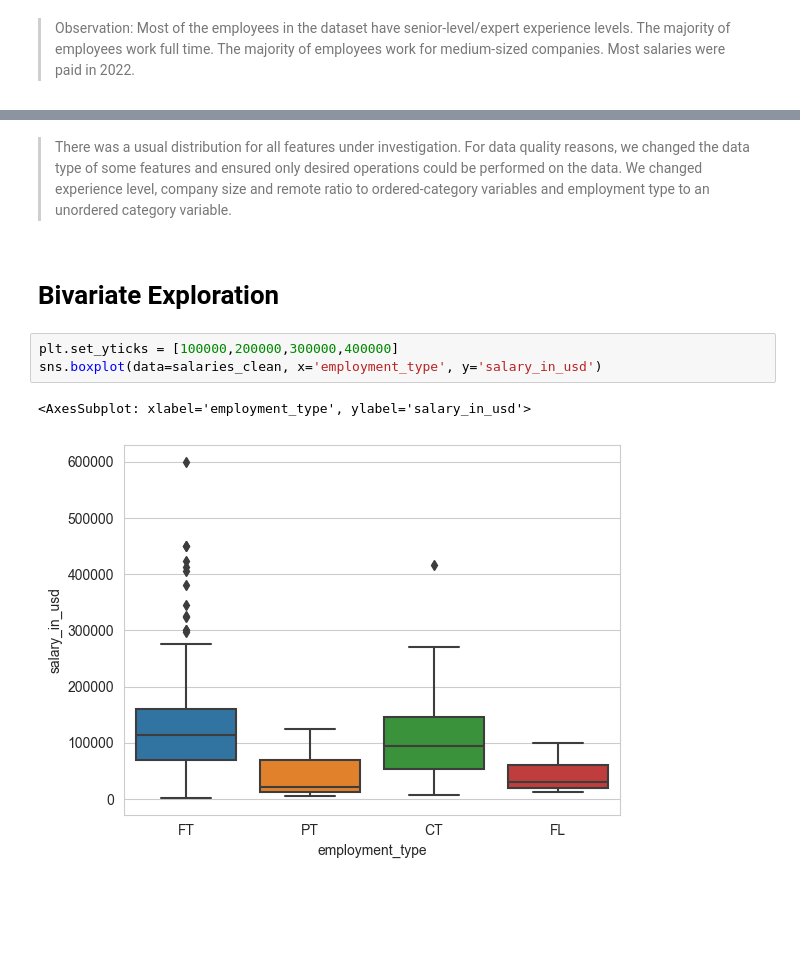
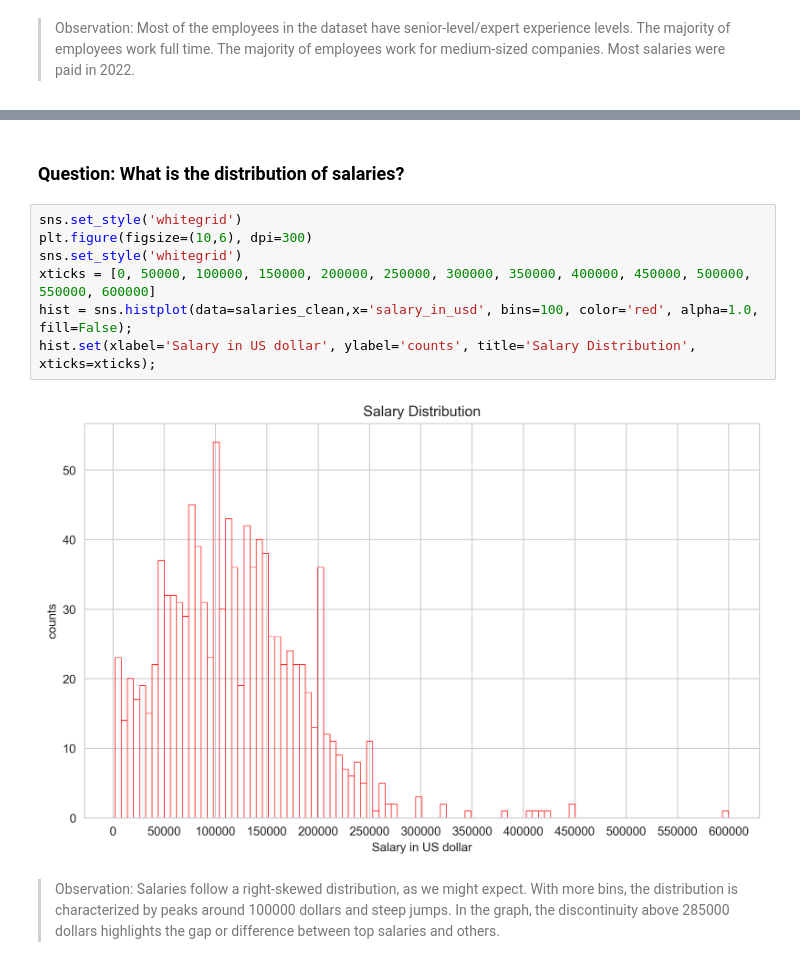
Before and after one commit to xploreAI/AI-ML_Salaries_EDA, a Jupyter notebook: ML_salaries.ipynb, the cells around one changed output, grey strips where cells are left out. Drawn from its saved outputs; the diff is of its cells as text; blank space fills up the shorter version.

```diff
--- a/ML_salaries.ipynb
+++ b/ML_salaries.ipynb
@@ -468,10 +395,13 @@ sns.countplot(x=salaries_clean['remote_ratio'], order=order)
-# %% [markdown]
-> There was a usual distribution for all features under investigation. For data quality reasons, we changed the data type of some features and ensured only desired operations could be performed on the data. We changed experience level, company size and remote ratio to ordered-category variables and employment type to an unordered category variable.
-# %% [markdown]
-# Bivariate Exploration
-# %%
-plt.set_yticks = [100000,200000,300000,400000]
-sns.boxplot(data=salaries_clean, x='employment_type', y='salary_in_usd')
-# %% [output]
-<AxesSubplot: xlabel='employment_type', ylabel='salary_in_usd'>
-[figure, removed]
+# %% [markdown]
+###  Question: What is the distribution of salaries?
+# %%
+sns.set_style('whitegrid')
+plt.figure(figsize=(10,6), dpi=300)
+sns.set_style('whitegrid')
+xticks = [0, 50000, 100000, 150000, 200000, 250000, 300000, 350000, 400000, 450000, 500000, 550000, 600000]
+hist = sns.histplot(data=salaries_clean,x='salary_in_usd', bins=100, color='red', alpha=1.0, fill=False);
+hist.set(xlabel='Salary in US dollar', ylabel='counts', title='Salary Distribution', xticks=xticks);
+# %% [output]
+[figure, added]
+# %% [markdown]
+> Observation: Salaries follow a right-skewed distribution, as we might expect. With more bins, the distribution is characterized by peaks around 100000 dollars and steep jumps. In the graph, the discontinuity above 285000 dollars highlights the gap or difference between top salaries and others.
```
Also changed, not shown: parts of 44 cells of this notebook.
